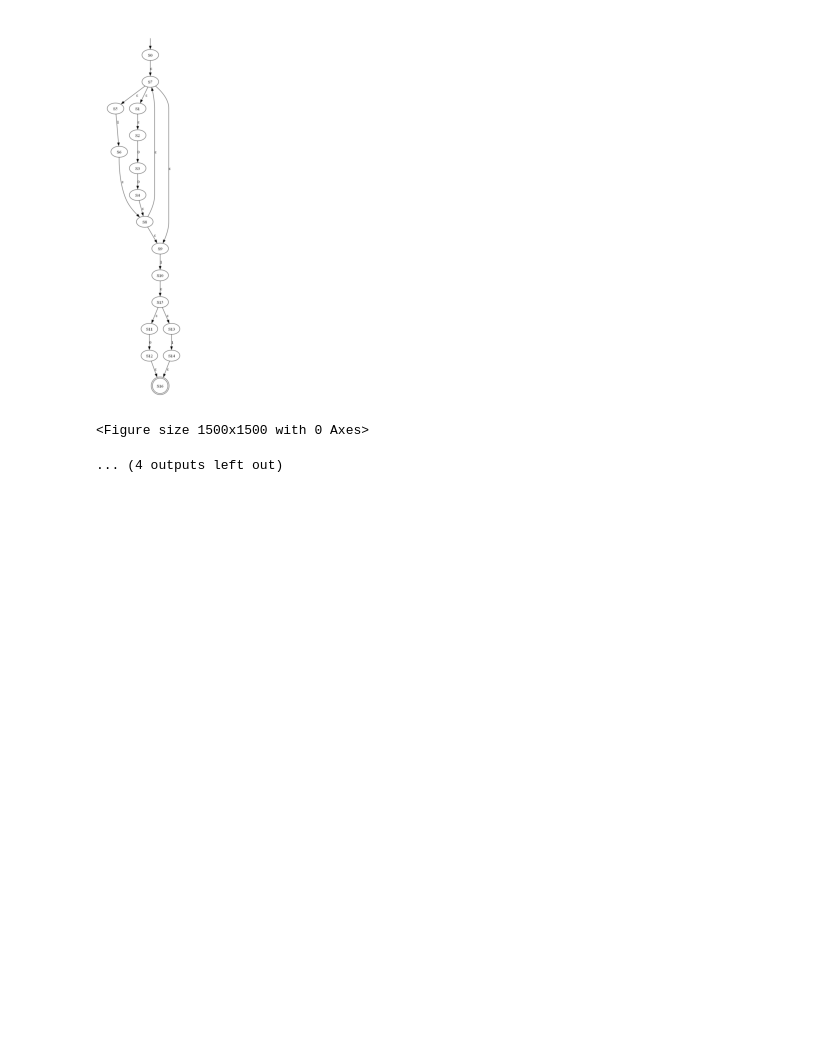
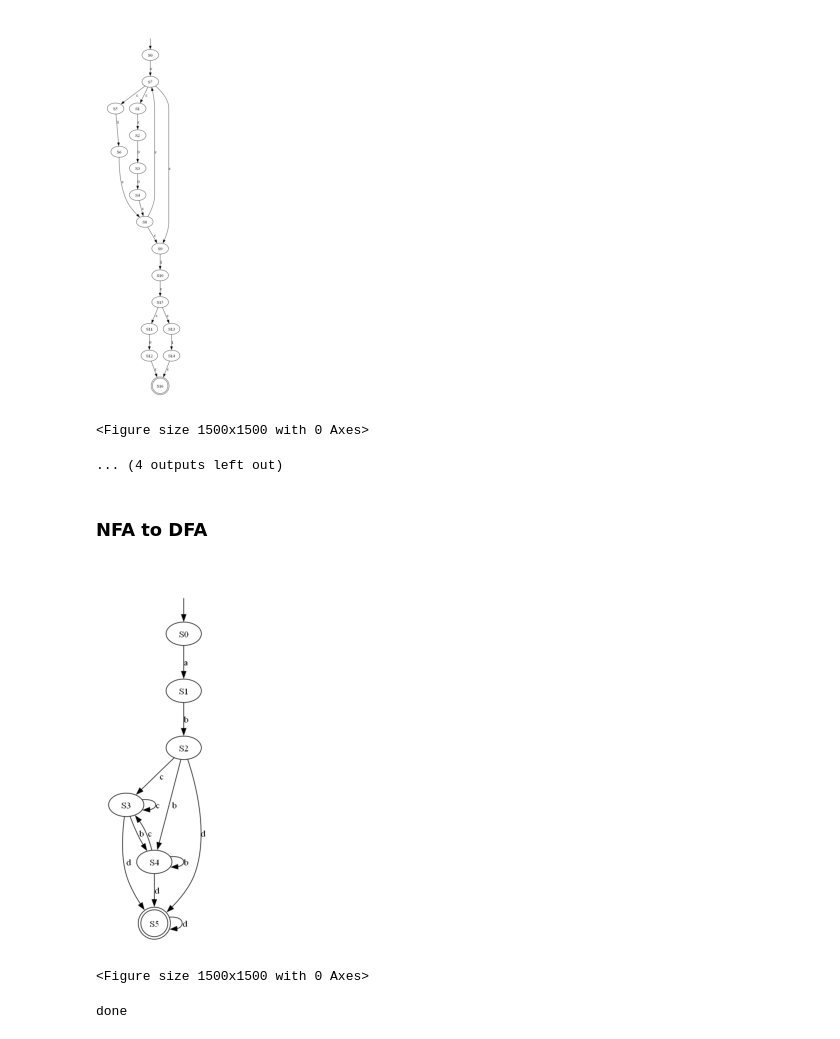
Before and after one commit to MohamedHAmin/NFA-DFA-cmd-generator, a Jupyter notebook: assignment_1.ipynb, the cells around one changed output. Cells and saved outputs as stored; diff of their text form; code cells hidden in the pictures; blank space fills up the shorter version.

```diff
--- a/assignment_1.ipynb
+++ b/assignment_1.ipynb
@@ -395,3 +458,19 @@ display_and_save_image("test8.json", "test8")
 [figure]
 <Figure size 1500x1500 with 0 Axes>
 ... (4 outputs left out)
+# %% [markdown]
+### NFA to DFA
+# %%
+def epsilon_closure(states, state, visited=None):
+    if visited is None:
+        visited = set()
+    visited.add(state)
+    terminating = states[state].get("isTerminatingState", False)
+
+    for next_state in states[state].get("ε", []):
+        if next_state not in visited:
+            closure, is_terminating = epsilon_closure(states, next_state, visited)
+            visited.update(closure)
+            terminating |= is_terminating
+
+    return visited, terminating
@@ -397,0 +570,32 @@ display_and_save_image("test8.json", "test8")
+# %%
+def Requirement2(json):
+    # convert the NFA to DFA
+    # json: Json dictionary of NFA (elly tale3 mn Requirement1) (el NFA)
+    # return: Json dictionary of DFA
+
+    start_state = json["startingState"]
+    # get the closure of the starting state
+    start_closure, is_start_terminating = epsilon_closure(json, start_state)
+
+    # change it to list
+    start_closure_list = list()
+    start_closure_list.append(start_closure)
+
+    # convert the NFA to unminimized_DFA
+    unminimized_DFA = convert_nfa_to_dfa(json, start_closure_list, is_start_terminating)
+    #Write the DFA to a json file
+    json_write(unminimized_DFA, "DFA.json")
+    # Draw the DFA
+    display_and_save_image_DFA("DFA.json", "DFA")
+
+    print("done")
+# %%
+# load the json file test1.json
+with open('test1.json') as f:
+    test1 = json.load(f)
+
+Requirement2(test1)
+# %% [output]
+[figure, added]
+<Figure size 1500x1500 with 0 Axes>
+done
```
Also changed, not shown: parts of 9 cells of this notebook, 3 other files.
